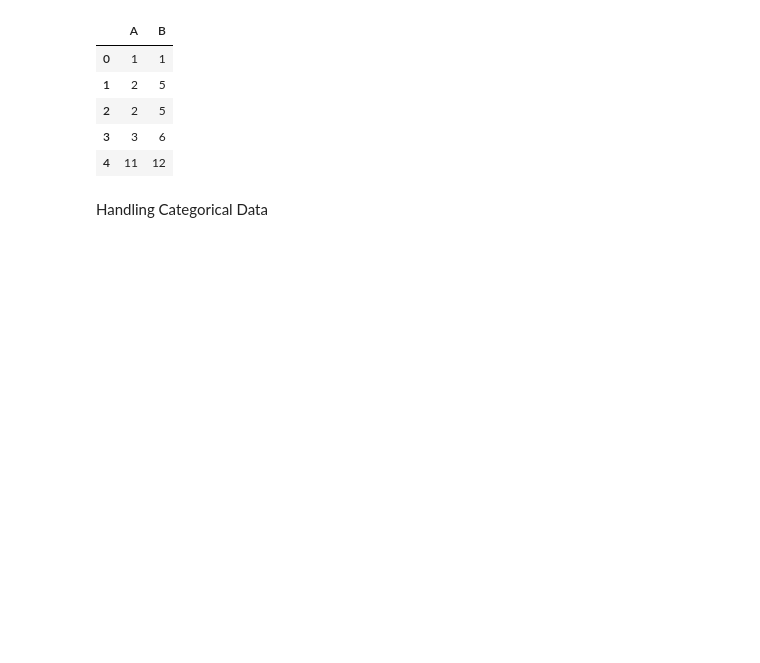
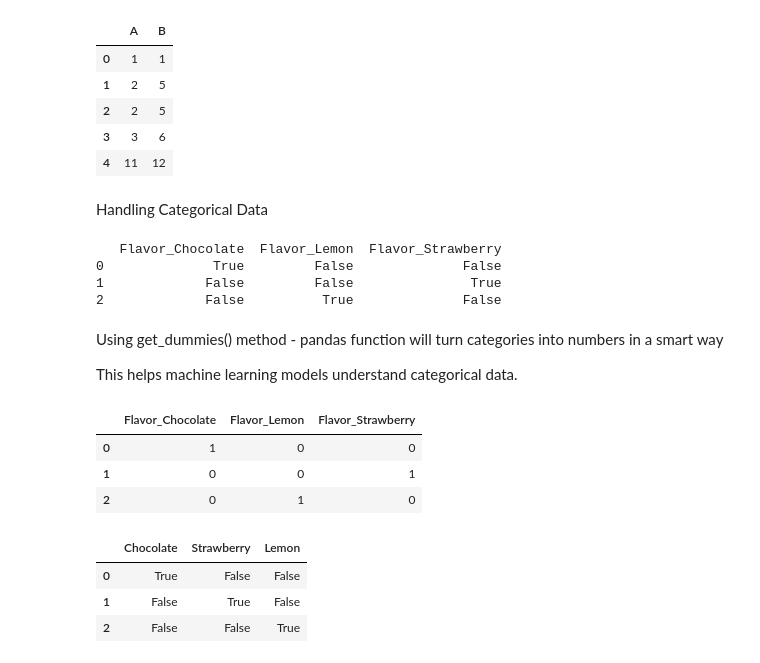
Before and after one commit to srinivasskc/my_datascience_journal, a Jupyter notebook: pandas_notebook.ipynb, the cells around one changed output. Saved outputs shown, nothing was run; the diff lists cells and outputs as text; code cells hidden in the pictures; blank space fills up the shorter version.

Commit message:
Handling Categorical Data

```diff
--- a/pandas_notebook.ipynb
+++ b/pandas_notebook.ipynb
@@ -1633,3 +1633,37 @@ df_num_outliers_filtered
 | 4 | 11 | 12 |
 # %% [markdown]
 Handling Categorical Data
+# %%
+import pandas as pd
+
+data_category = { 'Flavor' : ['Chocolate','Strawberry','Lemon']}
+df_category = pd.DataFrame(data_category)
+
+df_category
+# This creates a DataFrame with a single column "Category" containing categorical data.
+# %% [output]
+   Flavor_Chocolate  Flavor_Lemon  Flavor_Strawberry
+0              True         False              False
+1             False         False               True
+2             False          True              False
+# %% [markdown]
+Using get_dummies() method - pandas function will turn categories into numbers in a smart way
+
+This helps machine learning models understand categorical data.
+# %%
+# Convert categorical column to dummy/indicator variables
+encoded_df = pd.get_dummies(df_category, dtype='int')
+encoded_df
+# %% [output]
+|  | Flavor_Chocolate | Flavor_Lemon | Flavor_Strawberry |
+| 0 | 1 | 0 | 0 |
+| 1 | 0 | 0 | 1 |
+| 2 | 0 | 1 | 0 |
+# %%
+encoded_df = pd.get_dummies(df_category["Flavor"])[['Chocolate', 'Strawberry', 'Lemon']]
+encoded_df
+# %% [output]
+|  | Chocolate | Strawberry | Lemon |
+| 0 | True | False | False |
+| 1 | False | True | False |
+| 2 | False | False | True |
```
Also changed, not shown: parts of 9 cells of this notebook, 1 other file.
